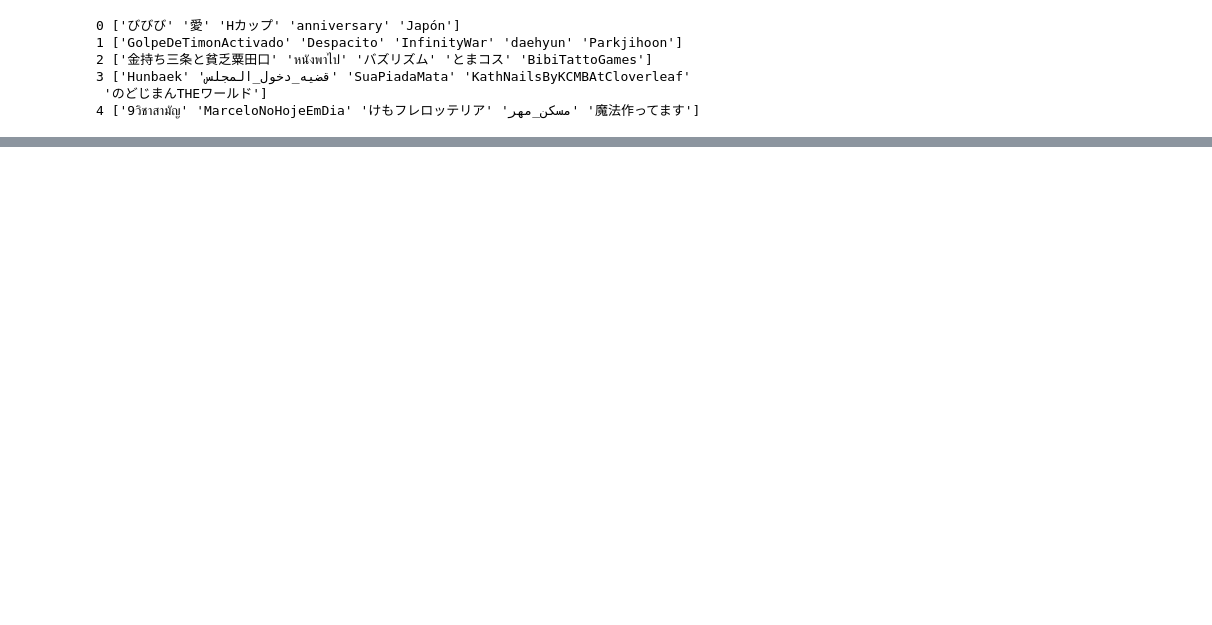
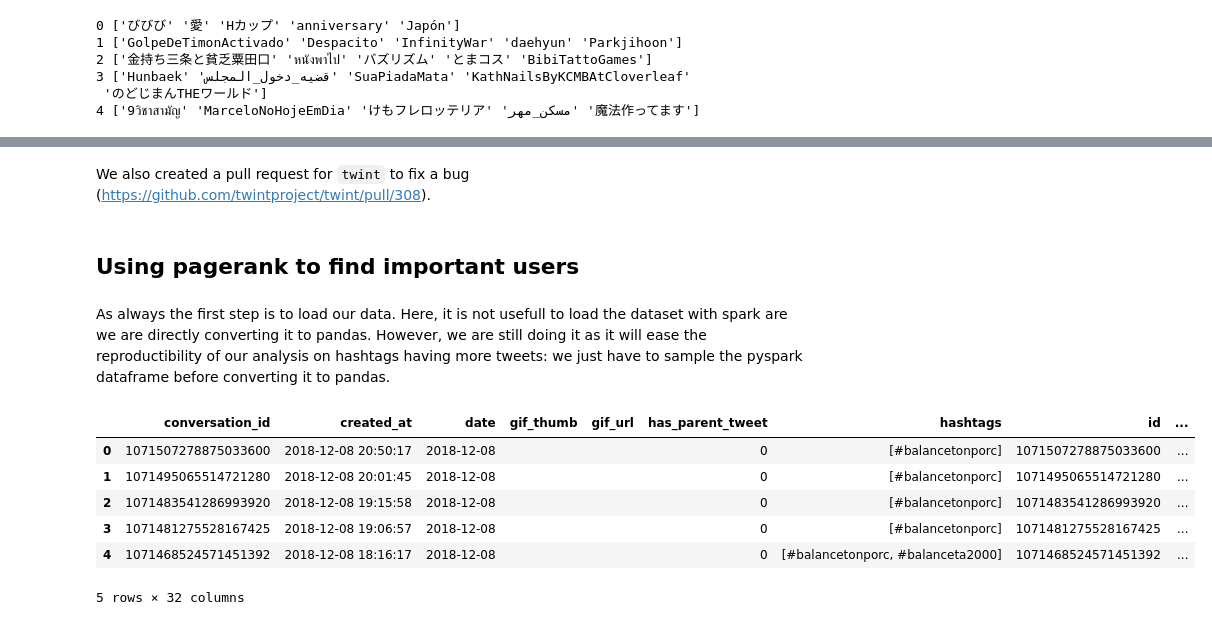
Before and after one commit to poechsel/ADA-project, a Jupyter notebook: analysis.ipynb, the cells around one changed output, grey strips where cells are left out. Saved outputs shown, nothing was run; the diff lists cells and outputs as text; code cells hidden in the pictures; blank space fills up the shorter version.

```diff
--- a/analysis.ipynb
+++ b/analysis.ipynb
@@ -901,0 +943,6 @@ for i in range(5):
+# %% [markdown]
+We also created a pull request for `twint` to fix a bug (https://github.com/twintproject/twint/pull/308).
+# %% [markdown]
+## Using pagerank to find important users
+# %% [markdown]
+As always the first step is to load our data. Here, it is not usefull to load the dataset with spark are we are directly converting it to pandas. However, we are still doing it as it will ease the reproductibility of our analysis on hashtags having more tweets: we just have to sample the pyspark dataframe  before converting it to pandas.
@@ -901,0 +953,11 @@ for i in range(5):
+# %%
+tweets_pd['created_at'] = pd.to_datetime(tweets_pd['created_at'], unit="ms")
+tweets_pd.head()
+# %% [output]
+|  | conversation_id | created_at | date | gif_thumb | gif_url | has_parent_tweet | hashtags | id | ... |
+| 0 | 1071507278875033600 | 2018-12-08 20:50:17 | 2018-12-08 |  |  | 0 | [#balancetonporc] | 1071507278875033600 | ... |
+| 1 | 1071495065514721280 | 2018-12-08 20:01:45 | 2018-12-08 |  |  | 0 | [#balancetonporc] | 1071495065514721280 | ... |
+| 2 | 1071483541286993920 | 2018-12-08 19:15:58 | 2018-12-08 |  |  | 0 | [#balancetonporc] | 1071483541286993920 | ... |
+| 3 | 1071481275528167425 | 2018-12-08 19:06:57 | 2018-12-08 |  |  | 0 | [#balancetonporc] | 1071481275528167425 | ... |
+| 4 | 1071468524571451392 | 2018-12-08 18:16:17 | 2018-12-08 |  |  | 0 | [#balancetonporc, #balanceta2000] | 1071468524571451392 | ... |
+5 rows × 32 columns
```
Also changed, not shown: parts of 62 cells of this notebook.
